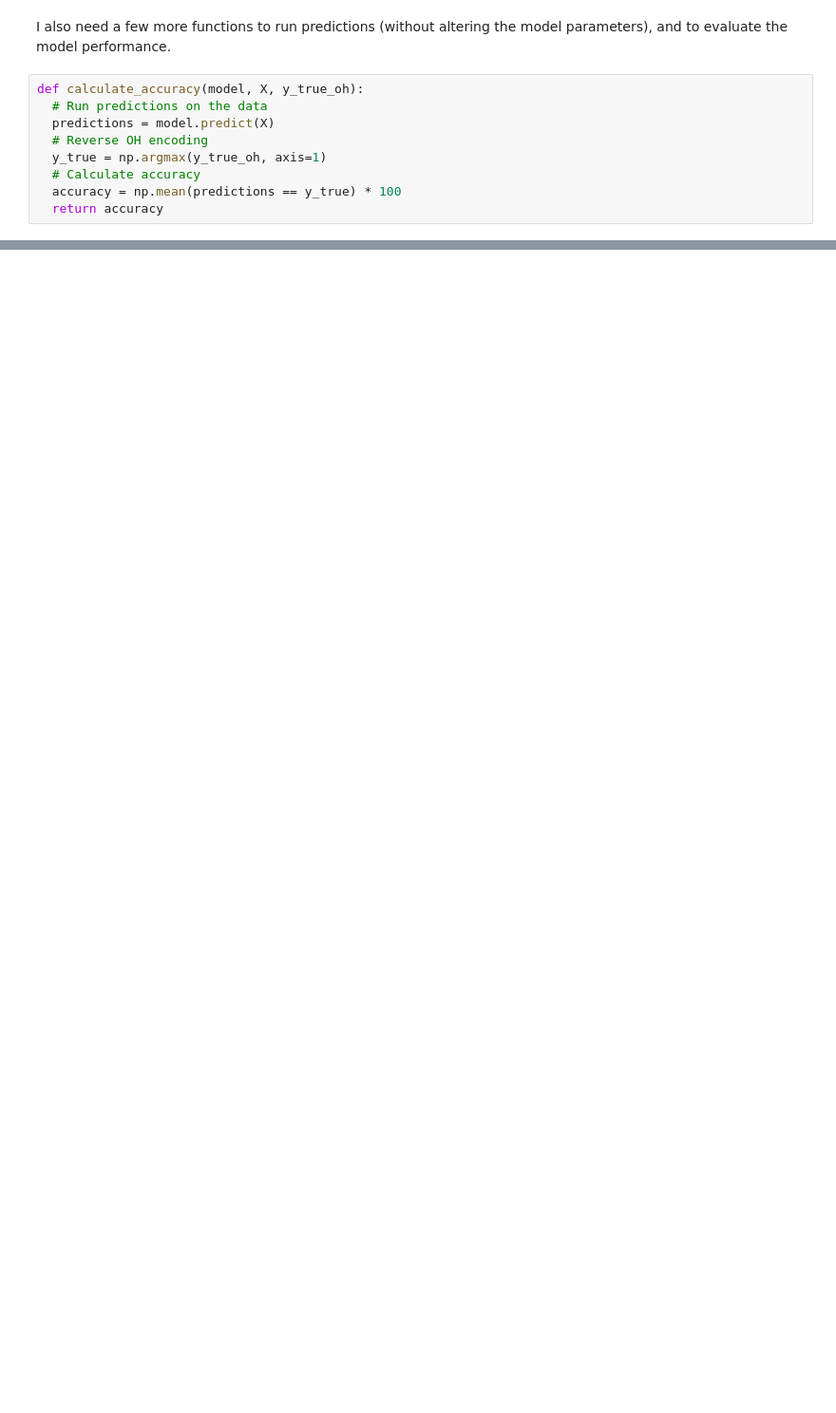
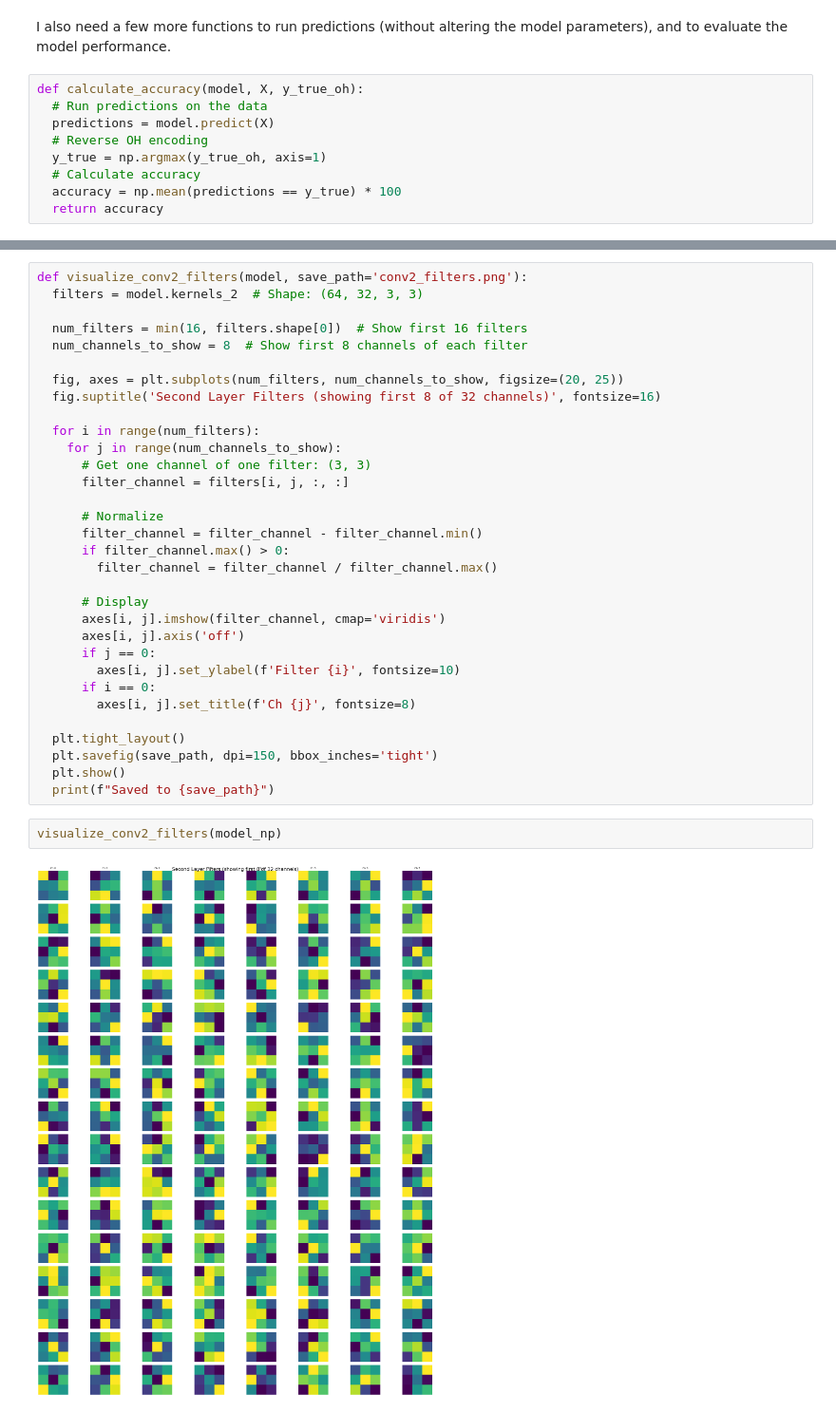
Before and after one commit to DoubleCyclone/CNN-From-Scratch, a Jupyter notebook: notebooks/CNN_From_Scratch.ipynb, the cells around one changed output, grey strips where cells are left out. Shown at 95% size. Cells and saved outputs as stored; diff of their text form; blank space fills up the shorter version.

```diff
--- a/notebooks/CNN_From_Scratch.ipynb
+++ b/notebooks/CNN_From_Scratch.ipynb
@@ -793,0 +984,36 @@ calculate_accuracy(model_np, X_val_scaled[:1000], y_val_oh:1000)
+# %%
+def visualize_conv2_filters(model, save_path='conv2_filters.png'):
+  filters = model.kernels_2  # Shape: (64, 32, 3, 3)
+
+  num_filters = min(16, filters.shape[0])  # Show first 16 filters
+  num_channels_to_show = 8  # Show first 8 channels of each filter
+
+  fig, axes = plt.subplots(num_filters, num_channels_to_show, figsize=(20, 25))
+  fig.suptitle('Second Layer Filters (showing first 8 of 32 channels)', fontsize=16)
+
+  for i in range(num_filters):
+    for j in range(num_channels_to_show):
+      # Get one channel of one filter: (3, 3)
+      filter_channel = filters[i, j, :, :]
+
+      # Normalize
+      filter_channel = filter_channel - filter_channel.min()
+      if filter_channel.max() > 0:
+        filter_channel = filter_channel / filter_channel.max()
+
+      # Display
+      axes[i, j].imshow(filter_channel, cmap='viridis')
+      axes[i, j].axis('off')
+      if j == 0:
+        axes[i, j].set_ylabel(f'Filter {i}', fontsize=10)
+      if i == 0:
+        axes[i, j].set_title(f'Ch {j}', fontsize=8)
+
+  plt.tight_layout()
+  plt.savefig(save_path, dpi=150, bbox_inches='tight')
+  plt.show()
+  print(f"Saved to {save_path}")
+# %%
+visualize_conv2_filters(model_np)
+# %% [output]
+[figure, added]
```
Also changed, not shown: parts of 31 cells of this notebook.
